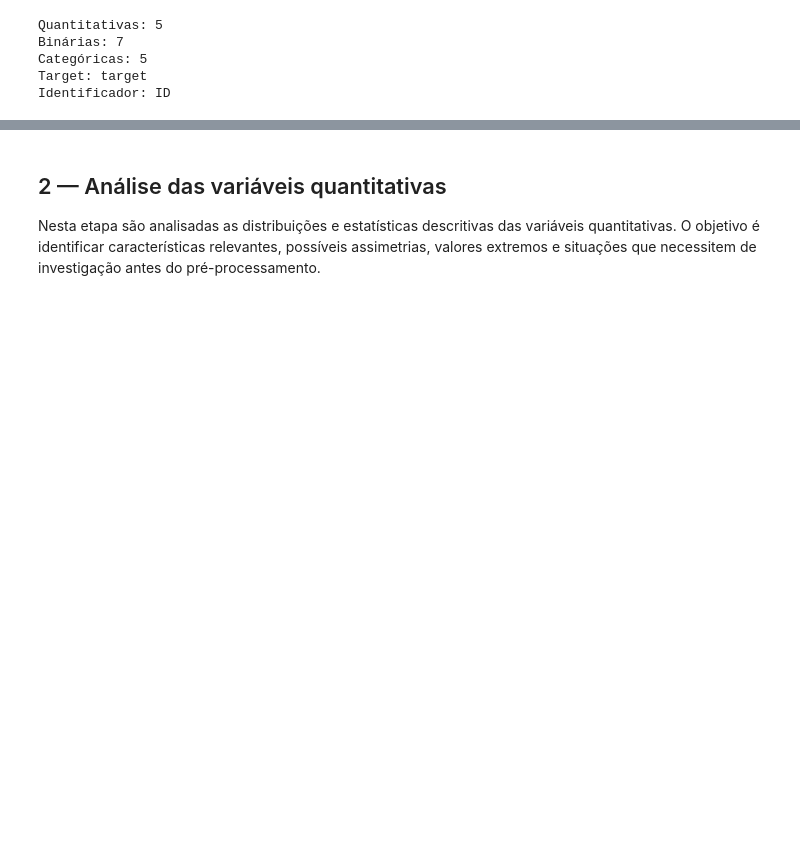
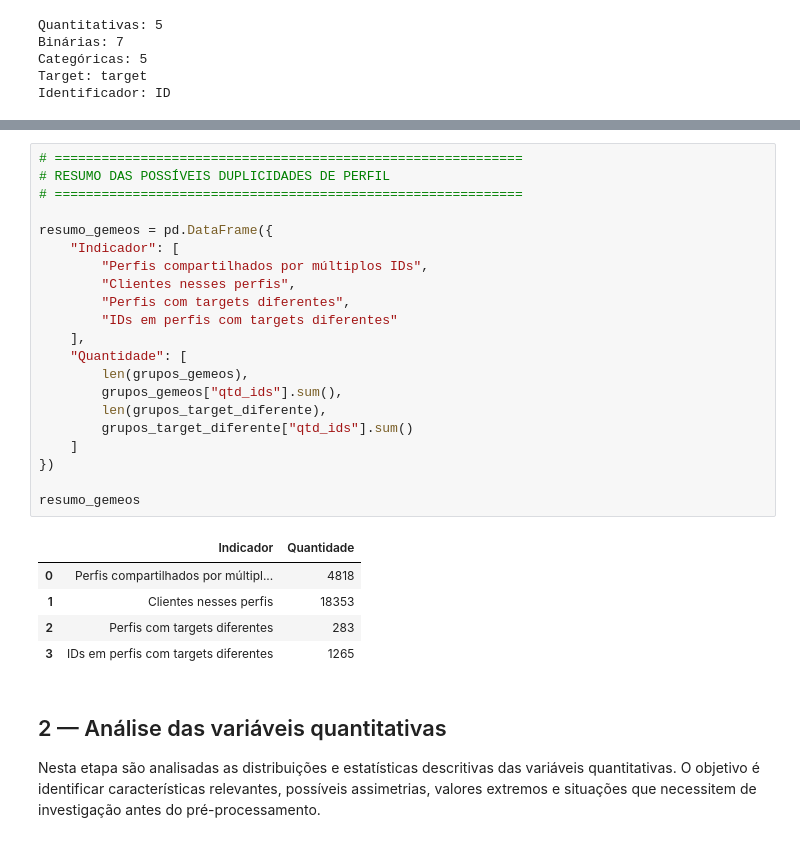
Before and after one commit to andrerochadeoliveira/postech-tech-challenge-fase2, a Jupyter notebook: notebooks/01_eda.ipynb, the cells around one changed output, grey strips where cells are left out. Saved outputs shown, nothing was run; the diff lists cells and outputs as text; blank space fills up the shorter version.

```diff
--- a/notebooks/01_eda.ipynb
+++ b/notebooks/01_eda.ipynb
@@ -280,3 +445,30 @@ Identificador: ID
+# %%
+# ============================================================
+# RESUMO DAS POSSÍVEIS DUPLICIDADES DE PERFIL
+# ============================================================
+
+resumo_gemeos = pd.DataFrame({
+    "Indicador": [
+        "Perfis compartilhados por múltiplos IDs",
+        "Clientes nesses perfis",
+        "Perfis com targets diferentes",
+        "IDs em perfis com targets diferentes"
+    ],
+    "Quantidade": [
+        len(grupos_gemeos),
+        grupos_gemeos["qtd_ids"].sum(),
+        len(grupos_target_diferente),
+        grupos_target_diferente["qtd_ids"].sum()
+    ]
+})
+
+resumo_gemeos
+# %% [output]
+|  | Indicador | Quantidade |
+| 0 | Perfis compartilhados por múltipl... | 4818 |
+| 1 | Clientes nesses perfis | 18353 |
+| 2 | Perfis com targets diferentes | 283 |
+| 3 | IDs em perfis com targets diferentes | 1265 |
 # %% [markdown]
 ## 2 — Análise das variáveis quantitativas
 
```
Also changed, not shown: parts of 5 cells of this notebook.
